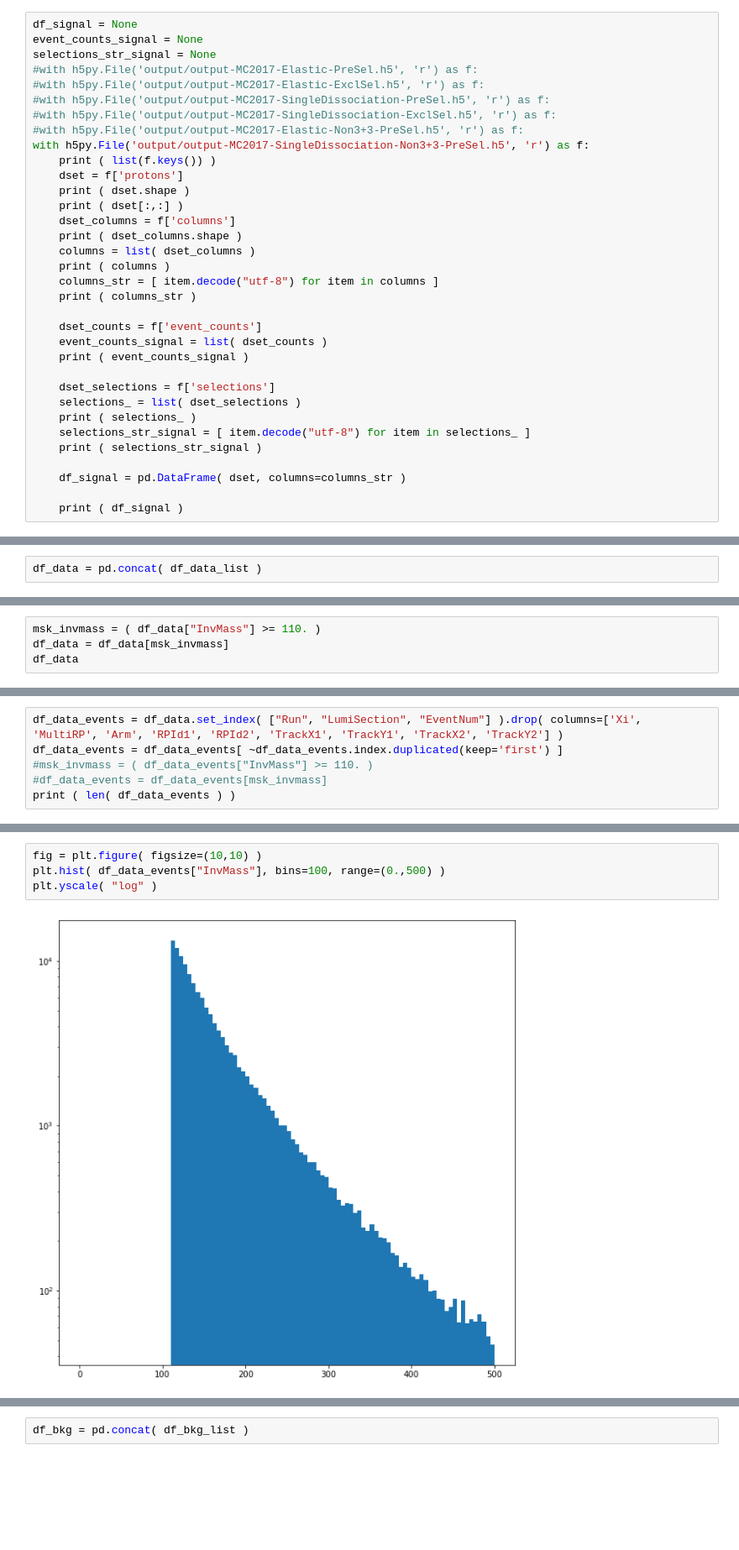
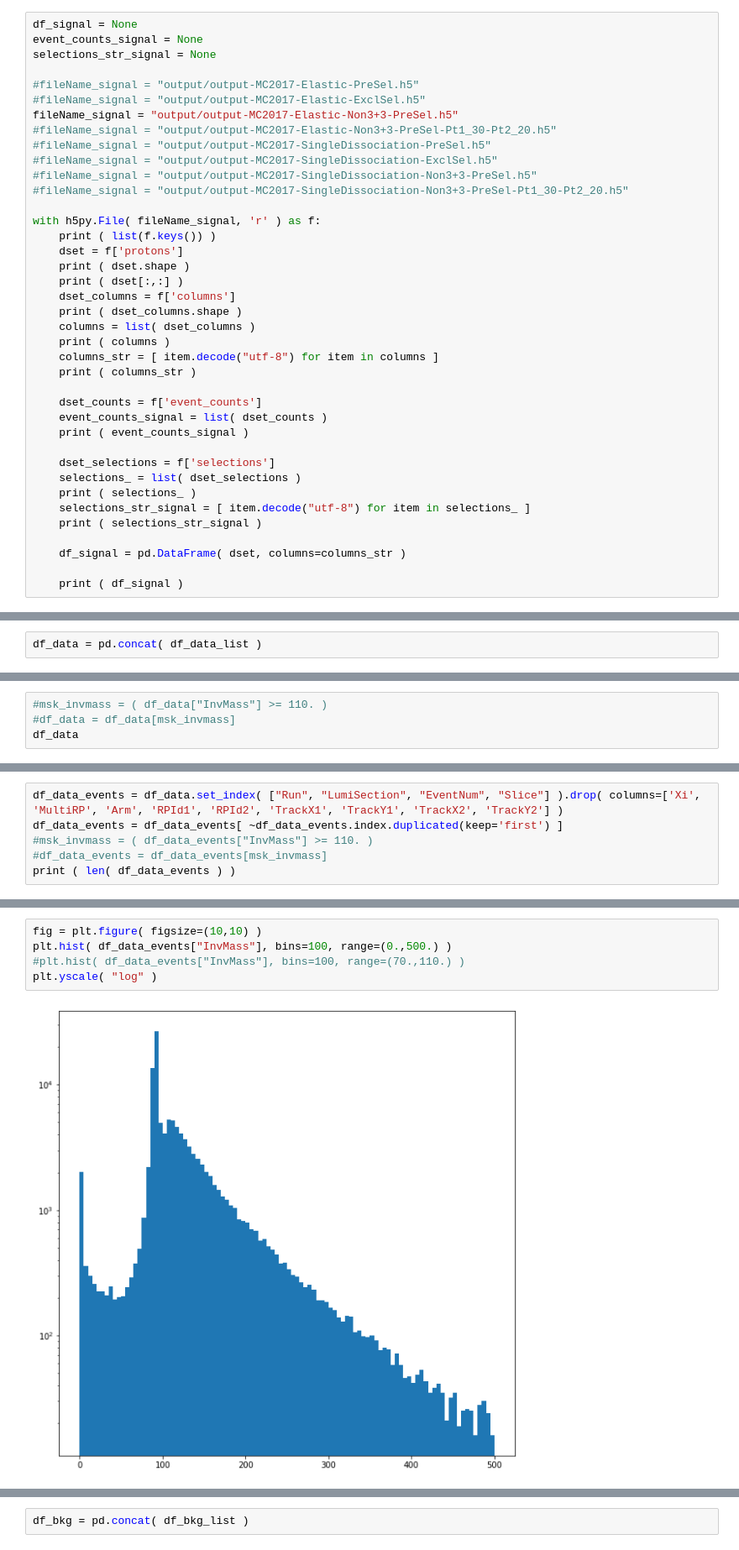
Before and after one commit to antoniovilela/pps-dilepton-analysis-notebook, a Jupyter notebook: Data-Inspection.ipynb, the cells around one changed output, grey strips where cells are left out. Shown at 84% size. Cells and saved outputs as stored; diff of their text form; blank space fills up the shorter version.

Commit message:
Updates in processing, training and data/MC comparison.

```diff
--- a/Data-Inspection.ipynb
+++ b/Data-Inspection.ipynb
@@ -15,12 +15,17 @@ proton_selection = "MultiRP"
 df_signal = None
 event_counts_signal = None
 selections_str_signal = None
-#with h5py.File('output/output-MC2017-Elastic-PreSel.h5', 'r') as f:
-#with h5py.File('output/output-MC2017-Elastic-ExclSel.h5', 'r') as f:
-#with h5py.File('output/output-MC2017-SingleDissociation-PreSel.h5', 'r') as f:
-#with h5py.File('output/output-MC2017-SingleDissociation-ExclSel.h5', 'r') as f:
-#with h5py.File('output/output-MC2017-Elastic-Non3+3-PreSel.h5', 'r') as f:
-with h5py.File('output/output-MC2017-SingleDissociation-Non3+3-PreSel.h5', 'r') as f:
+
+#fileName_signal = "output/output-MC2017-Elastic-PreSel.h5"
+#fileName_signal = "output/output-MC2017-Elastic-ExclSel.h5"
+fileName_signal = "output/output-MC2017-Elastic-Non3+3-PreSel.h5"
+#fileName_signal = "output/output-MC2017-Elastic-Non3+3-PreSel-Pt1_30-Pt2_20.h5"
+#fileName_signal = "output/output-MC2017-SingleDissociation-PreSel.h5"
+#fileName_signal = "output/output-MC2017-SingleDissociation-ExclSel.h5"
+#fileName_signal = "output/output-MC2017-SingleDissociation-Non3+3-PreSel.h5"
+#fileName_signal = "output/output-MC2017-SingleDissociation-Non3+3-PreSel-Pt1_30-Pt2_20.h5"
+
+with h5py.File( fileName_signal, 'r' ) as f:
     print ( list(f.keys()) )
     dset = f['protons']
     print ( dset.shape )
@@ -316,5 +385,5 @@ dtype: int64
 # %%
-msk_invmass = ( df_data["InvMass"] >= 110. )
-df_data = df_data[msk_invmass]
+#msk_invmass = ( df_data["InvMass"] >= 110. )
+#df_data = df_data[msk_invmass]
 df_data
 # %% [output]
@@ -339,5 +403,5 @@ df_data
 # %%
-df_data_events = df_data.set_index( ["Run", "LumiSection", "EventNum"] ).drop( columns=['Xi', 'MultiRP', 'Arm', 'RPId1', 'RPId2', 'TrackX1', 'TrackY1', 'TrackX2', 'TrackY2'] )
+df_data_events = df_data.set_index( ["Run", "LumiSection", "EventNum", "Slice"] ).drop( columns=['Xi', 'MultiRP', 'Arm', 'RPId1', 'RPId2', 'TrackX1', 'TrackY1', 'TrackX2', 'TrackY2'] )
 df_data_events = df_data_events[ ~df_data_events.index.duplicated(keep='first') ]
 #msk_invmass = ( df_data_events["InvMass"] >= 110. )
 #df_data_events = df_data_events[msk_invmass]
@@ -380,6 +444,7 @@ plt.hist( df_data_events["ExtraPfCands"], bins=30, range=(0.,30) )
 # %%
 fig = plt.figure( figsize=(10,10) )
-plt.hist( df_data_events["InvMass"], bins=100, range=(0.,500) )
+plt.hist( df_data_events["InvMass"], bins=100, range=(0.,500.) )
+#plt.hist( df_data_events["InvMass"], bins=100, range=(70.,110.) )
 plt.yscale( "log" )
 # %% [output]
-[figure, old version]
+[figure, new version]
```
Also changed, not shown: parts of 34 cells of this notebook, 38 other files.
